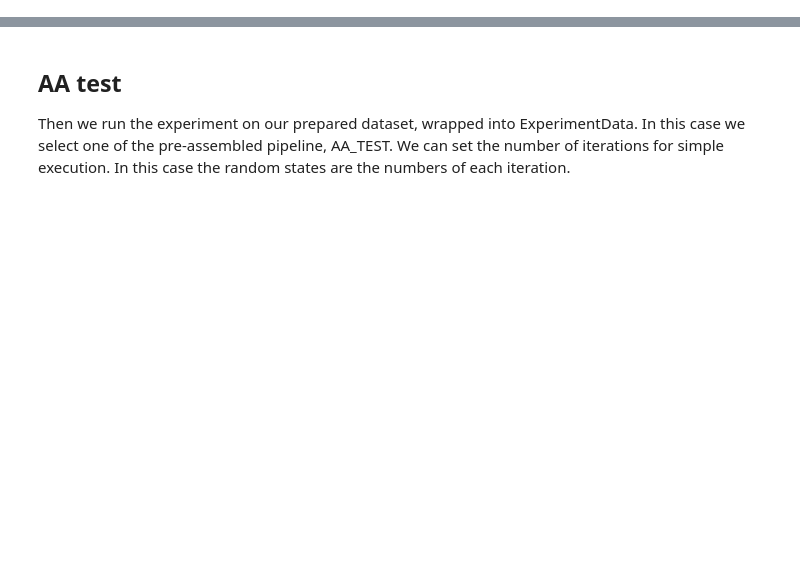
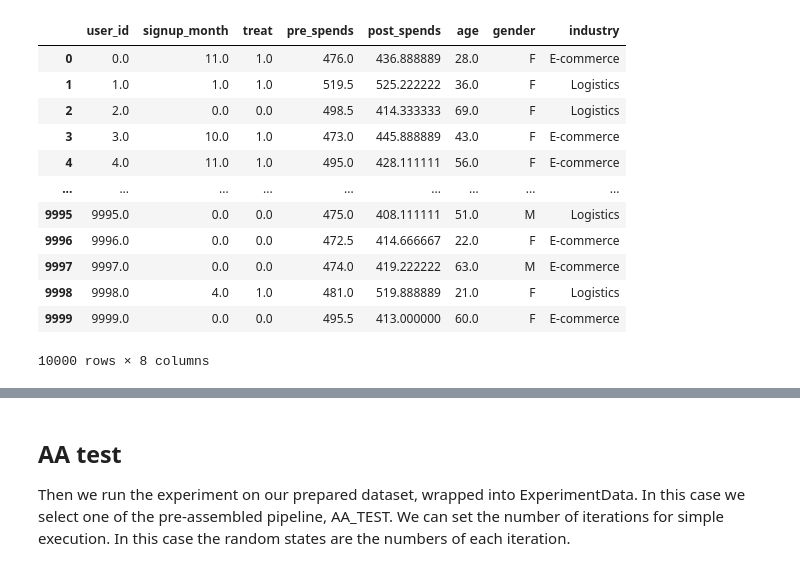
Before and after one commit to sb-ai-lab/HypEx, a Jupyter notebook: examples/tutorials/AATestTutorial.ipynb, the cells around one changed output, grey strips where cells are left out. Drawn from its saved outputs; the diff is of its cells as text; code cells hidden in the pictures; blank space fills up the shorter version.

```diff
--- a/examples/tutorials/AATestTutorial.ipynb
+++ b/examples/tutorials/AATestTutorial.ipynb
@@ -217 +35,25 @@ slice([4500, 9001])
+# %%
+data = Dataset(
+    roles={
+        "user_id": InfoRole(int),
+        "pre_spends": TargetRole(),
+        "post_spends": TargetRole(),
+        "gender": StratificationRole(str),
+    }, data=create_test_data(),
+)
+data
+# %% [output]
+|  | user_id | signup_month | treat | pre_spends | post_spends | age | gender | industry |
+| 0 | 0.0 | 11.0 | 1.0 | 476.0 | 436.888889 | 28.0 | F | E-commerce |
+| 1 | 1.0 | 1.0 | 1.0 | 519.5 | 525.222222 | 36.0 | F | Logistics |
+| 2 | 2.0 | 0.0 | 0.0 | 498.5 | 414.333333 | 69.0 | F | Logistics |
+| 3 | 3.0 | 10.0 | 1.0 | 473.0 | 445.888889 | 43.0 | F | E-commerce |
+| 4 | 4.0 | 11.0 | 1.0 | 495.0 | 428.111111 | 56.0 | F | E-commerce |
+| ... | ... | ... | ... | ... | ... | ... | ... | ... |
+| 9995 | 9995.0 | 0.0 | 0.0 | 475.0 | 408.111111 | 51.0 | M | Logistics |
+| 9996 | 9996.0 | 0.0 | 0.0 | 472.5 | 414.666667 | 22.0 | F | E-commerce |
+| 9997 | 9997.0 | 0.0 | 0.0 | 474.0 | 419.222222 | 63.0 | M | E-commerce |
+| 9998 | 9998.0 | 4.0 | 1.0 | 481.0 | 519.888889 | 21.0 | F | Logistics |
+| 9999 | 9999.0 | 0.0 | 0.0 | 495.5 | 413.000000 | 60.0 | F | E-commerce |
+10000 rows × 8 columns
 # %%
```
Also changed, not shown: parts of 80 cells of this notebook, 3 other files.
